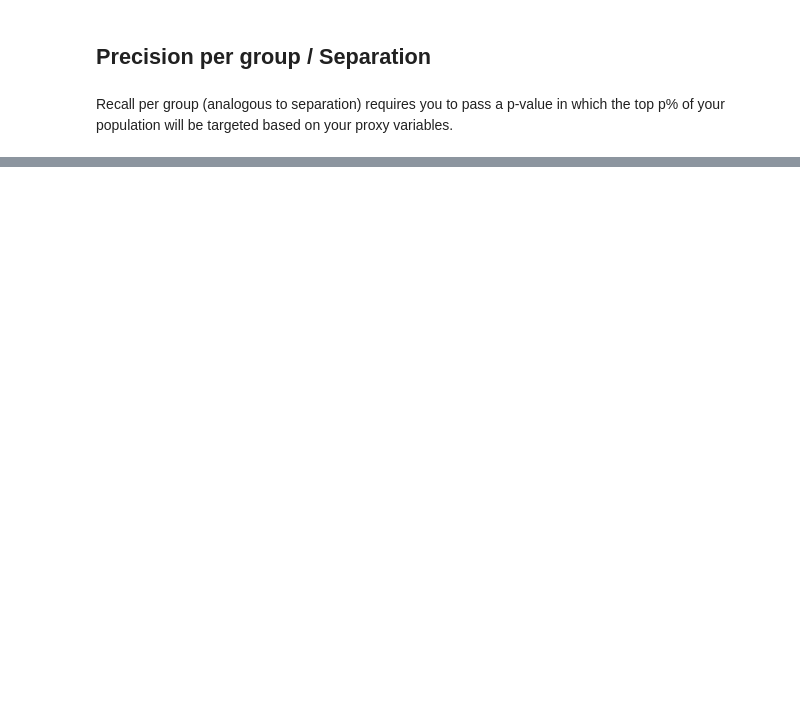
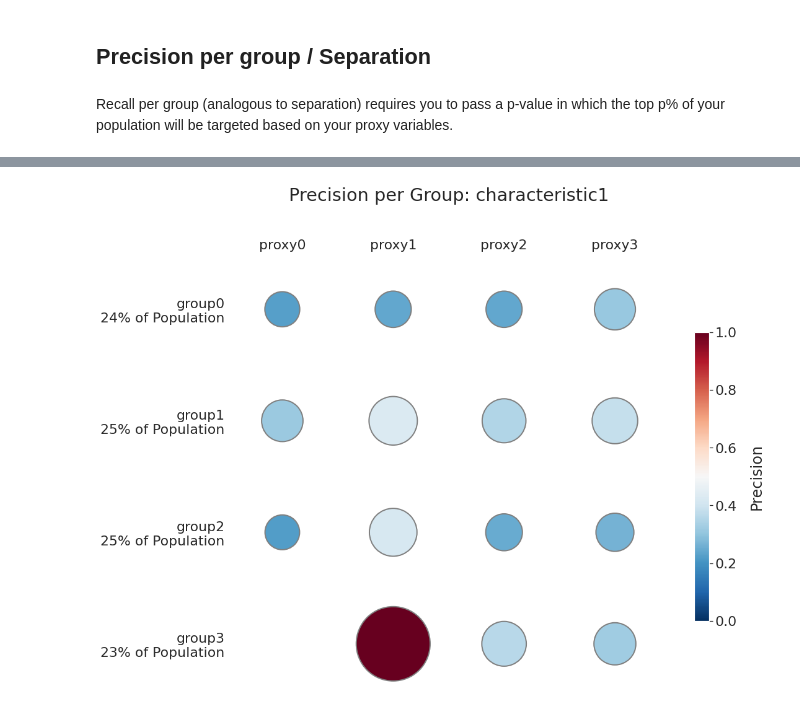
Before and after one commit to Global-Policy-Lab/cider, a Jupyter notebook: notebooks/fairness_tests.ipynb, the cells around one changed output, grey strips where cells are left out. Cells and saved outputs as stored; diff of their text form; code cells hidden in the pictures; blank space fills up the shorter version.

Commit message:
fairness changes

```diff
--- a/notebooks/fairness_tests.ipynb
+++ b/notebooks/fairness_tests.ipynb
@@ -123,0 +120,4 @@ Recall per group (analogous to separation) requires you to pass a p-value in whi
+# %%
+fairness.precision_plot('consumption', ['proxy0', 'proxy1', 'proxy2', 'proxy3'], 'characteristic1', 27)
+# %% [output]
+[figure, added]
```
Also changed, not shown: parts of 13 cells of this notebook, 2 other files.
